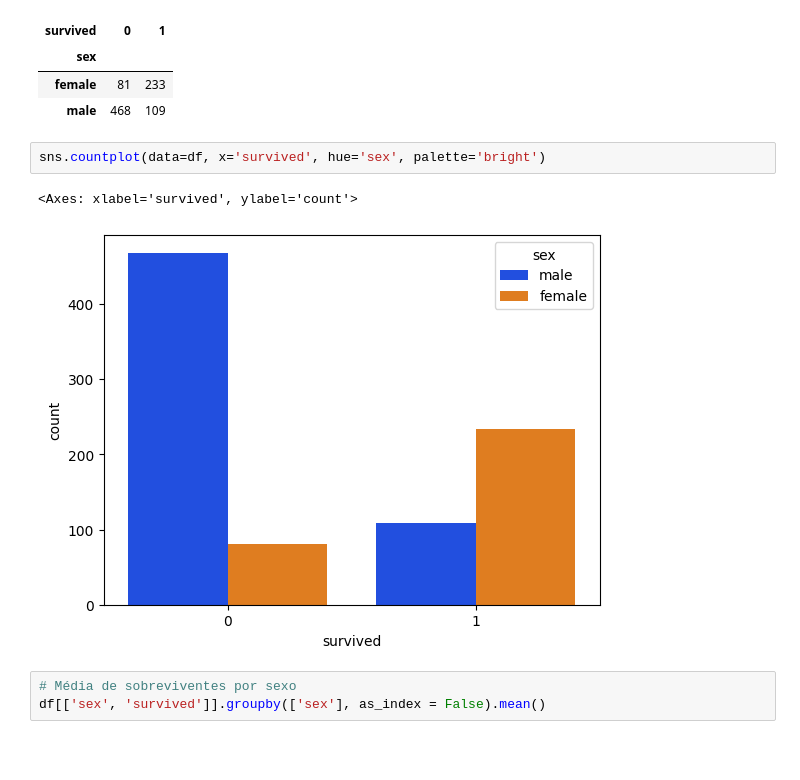
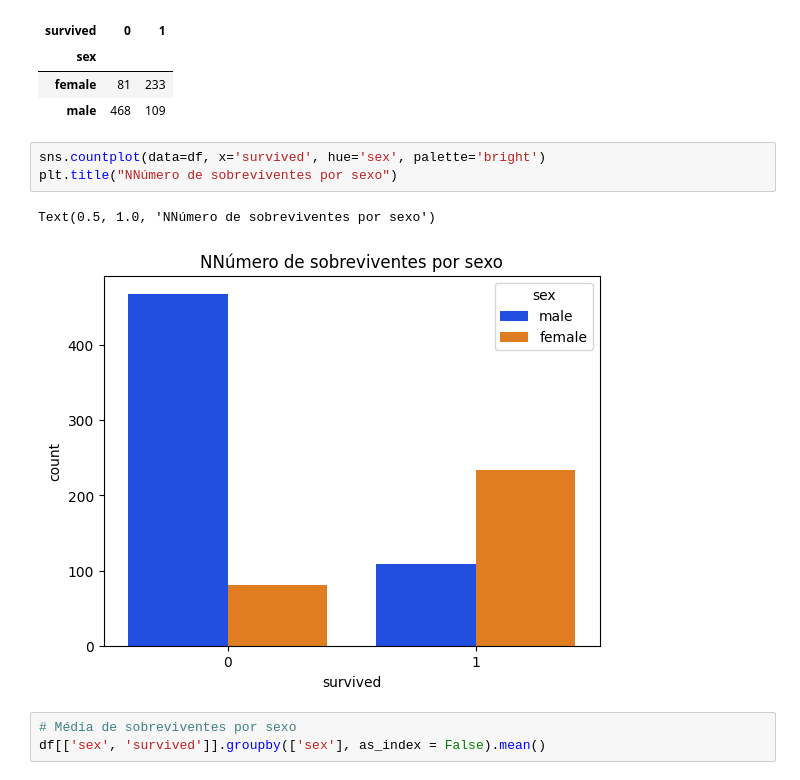
Before and after one commit to mariliafcborba/Titanic, a Jupyter notebook: Titanic.ipynb, the cells around one changed output. Saved outputs shown, nothing was run; the diff lists cells and outputs as text; blank space fills up the shorter version.

```diff
--- a/Titanic.ipynb
+++ b/Titanic.ipynb
@@ -281,9 +288,10 @@ pd.crosstab(df['sex'],df['survived'])
 | male | 468 | 109 |
 # %%
 sns.countplot(data=df, x='survived', hue='sex', palette='bright')
+plt.title("NNúmero de sobreviventes por sexo")
 # %% [output]
-<Axes: xlabel='survived', ylabel='count'>
+Text(0.5, 1.0, 'NNúmero de sobreviventes por sexo')
-[figure, old version]
+[figure, new version]
 # %%
 # Média de sobreviventes por sexo
 df[['sex', 'survived']].groupby(['sex'], as_index = False).mean()
```
Also changed, not shown: parts of 13 cells of this notebook.
